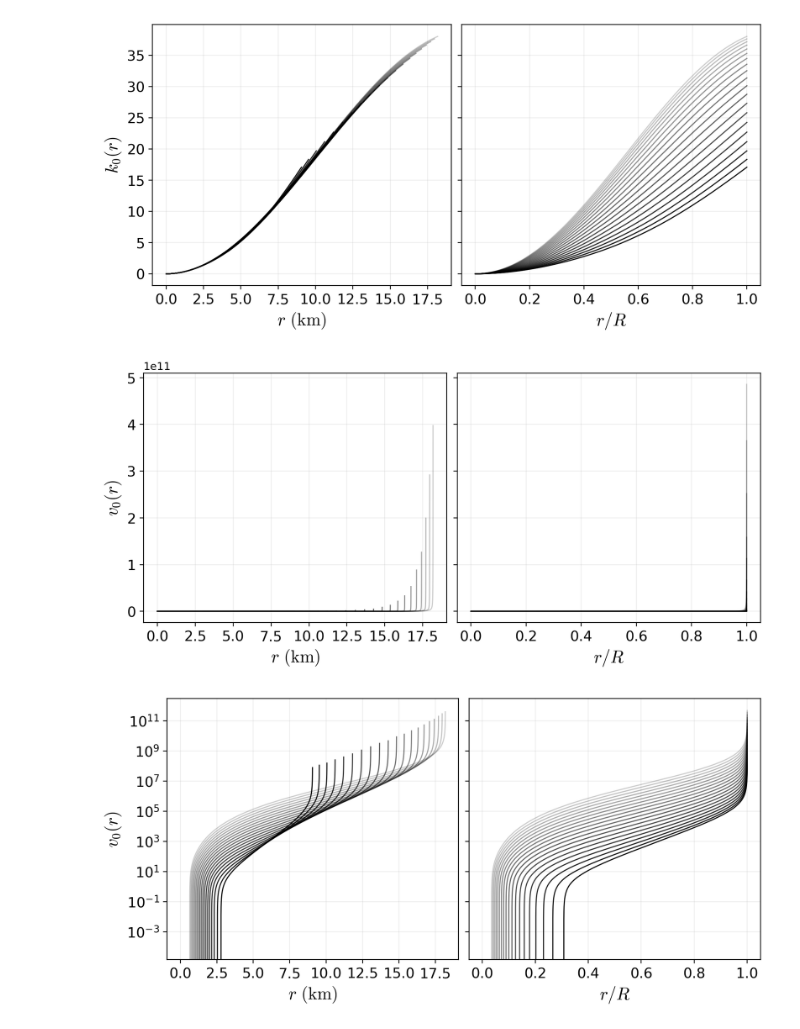
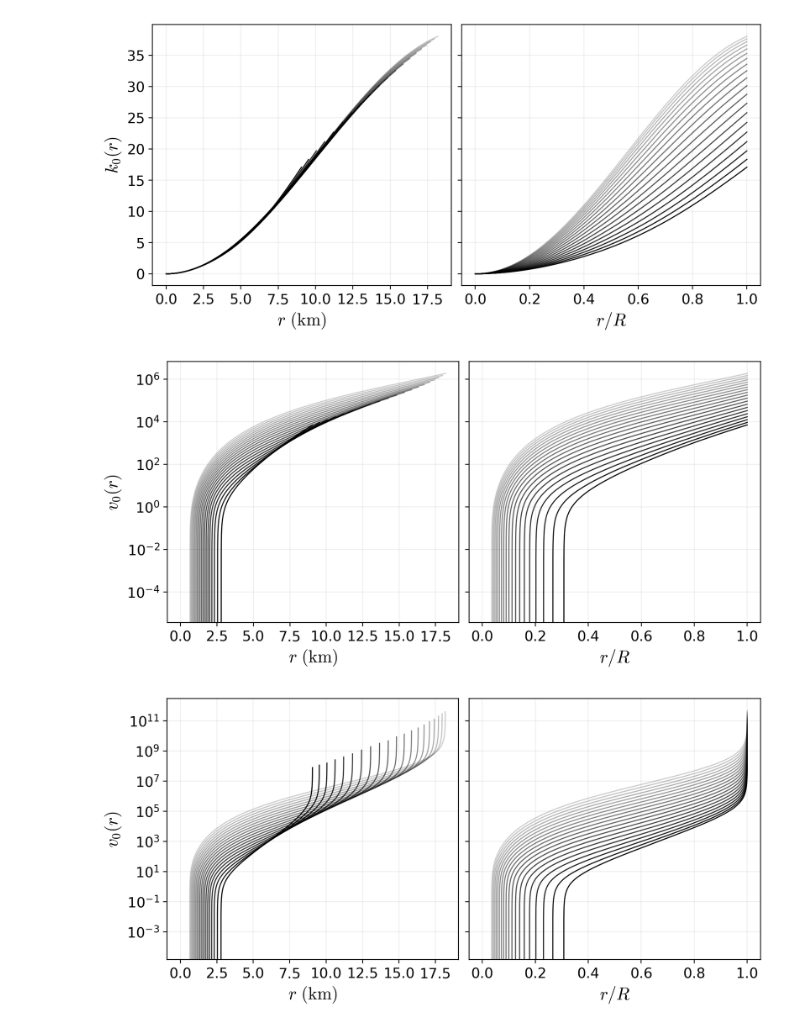
Before and after one commit to chih-uva/TLN-TDN-equation-solver, a Jupyter notebook: python/solver-w0.ipynb, the cells around one changed output. Cells and saved outputs as stored; diff of their text form; code cells hidden in the pictures.

```diff
--- a/python/solver-w0.ipynb
+++ b/python/solver-w0.ipynb
@@ -351,3 +374,25 @@ def Vv0(r, pr, rhor, cs2, lamb, h00r, dh00r, w0r, dw0r):
+# %%
+def Vv0_R(r, pr, rhor, cs2, lamb, h00r, dh00r, w0r, dw0r):
+
+    eL = np.exp(lamb)
+    e2L = np.exp(2*lamb)
+    eL2 = np.exp(lamb/2)
+
+
+    # coeff1 = (1/eL) * r / (24 * cs2)
+    coeff1 = (1/eL) * r / 24
+
+    term1 = 2 * eL2 * (-1 - 4*cs2 + eL*(1 + 8*np.pi*(r**2)*pr)) * w0r
+
+    term2 = r * h00r * (cs2 - cs2*e2L * (1 + 8*np.pi*(r**2)*pr)**2)
+
+    term3 = r * h00r * 2*eL*(-1 - 3*cs2 + 4*cs2*np.pi*(r**2)*(3*pr + rhor))
+
+    term4 = cs2*r * (-r)*(-1 + eL * (1+8*np.pi*(r**2)*pr)) * dh00r
+
+    term5 = r * h00r * (4*eL2*dw0r)
+
+    return coeff1 * (term1 + term2 + term3 + term4 + term5)
 # %% [markdown]
 ## Solve for the zeroth order of $K$, $K_0(r)$
 
@@ -520,13 +641,13 @@ plt.show()
 fig, axs = plt.subplots(1, 2, figsize=(8.5, 4), dpi=220, layout="constrained", sharey=True)
 plt.rcParams["mathtext.fontset"] = "cm"
 
-# --- Left: w0(r) vs r (km) ---
+
 for nnn in range(0, 20):
-    V0Sol = V0Grid[nnn]
+    V0TSol = V0TGrid[nnn]
     RArr = np.array(Rgrid[nnn])
     axs[0].plot(
         RArr[:-5],                 # r (km)
-        V0Sol[:-4],
+        V0TSol[:-4],
         lw=1,
         alpha=0.2 + nnn * 0.8 / 20,
         ls="-",
@@ -535,38 +656,38 @@ for nnn in range(0, 20):
     )
 
 axs[0].grid(zorder=-100, alpha=0.2)
 # axs[0].set_yscale("log")
 # axs[0].set_ylim(-20, 10)
 axs[0].set_xlabel(r"$r\ (\mathrm{km})$", fontfamily="CMU Bright", fontsize=16)
 axs[0].set_ylabel(r"$v_0(r)$", fontfamily="CMU Bright", fontsize=16)
 
-# --- Right: w0(r) vs r/R (dimensionless) ---
+# --- Right: v0t(r) vs r/R (dimensionless) ---
 for nnn in range(0, 20):
-    V0Sol = V0Grid[nnn]
+    V0TSol = V0TGrid[nnn]
     RArr = np.array(Rgrid[nnn])
     axs[1].plot(
         RArr[:-4] / RArr[-2],      # r/R
-        V0Sol[:-3],
+        V0TSol[:-3],
         lw=1,
         alpha=0.2 + nnn * 0.8 / 20,
         ls="-",
         color="black",
         zorder=5
     )
 
 axs[1].grid(zorder=-100, alpha=0.2)
 axs[1].set_xlabel(r"$r/R$", fontfamily="CMU Bright", fontsize=16)
 
 # --- Match tick label fonts/sizes on both subplots ---
 for ax in axs:
-    # ax.set_yscale("log")
+    ax.set_yscale("log")
     for lbl in ax.get_xticklabels() + ax.get_yticklabels():
         # lbl.set_fontfamily("CMU Bright")
         lbl.set_fontsize(13)
 
 plt.show()
 # %% [output]
-[figure, old version]
+[figure, new version]
 # %%
 fig, axs = plt.subplots(1, 2, figsize=(8.5, 4), dpi=220, layout="constrained", sharey=True)
 plt.rcParams["mathtext.fontset"] = "cm"
```
Also changed, not shown: parts of 16 cells of this notebook, 11 other files.
